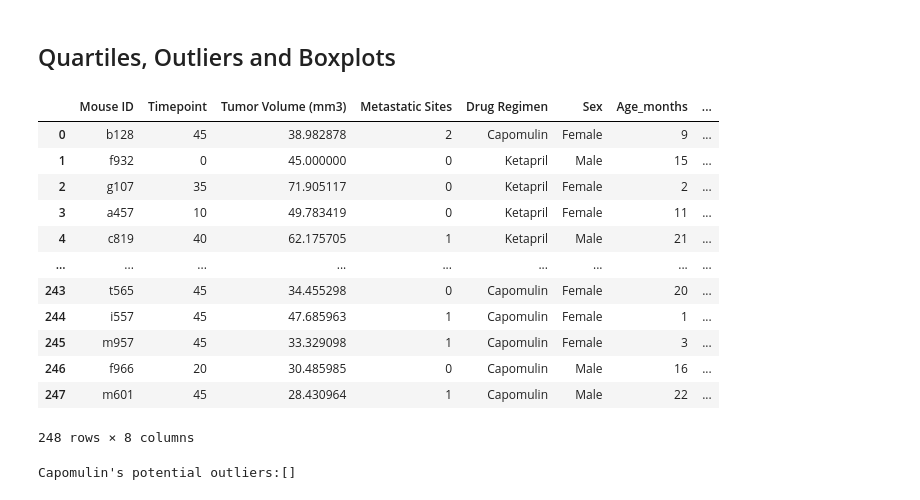
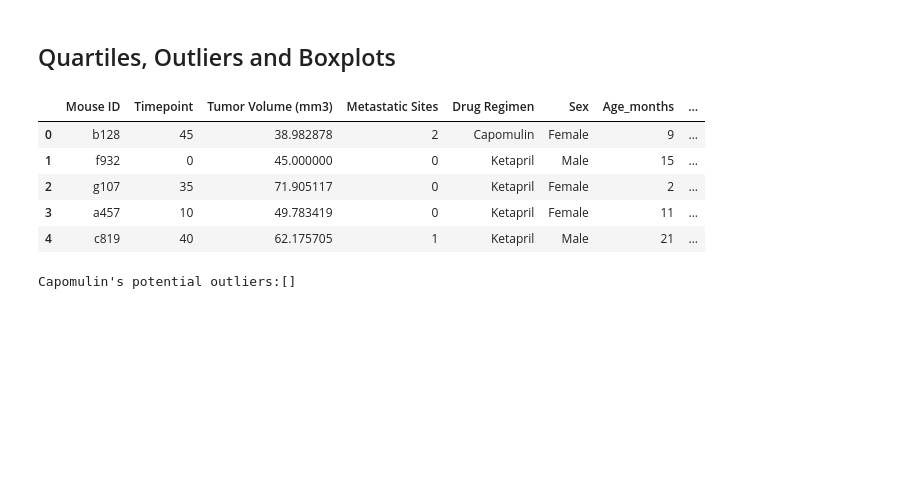
Before and after one commit to Ray-Marshal/visualization_challenge, a Jupyter notebook: pymaceuticals_final.ipynb, the cells around one changed output. Drawn from its saved outputs; the diff is of its cells as text; code cells hidden in the pictures; blank space fills up the shorter version.

```diff
--- a/pymaceuticals_final.ipynb
+++ b/pymaceuticals_final.ipynb
@@ -193,27 +169,20 @@ plt.show()
 # %%
 # Calculate the final tumor volume of each mouse across four of the treatment regimens:
 # Capomulin, Ramicane, Infubinol, and Ceftamin
 
 # Start by getting the last (greatest) timepoint for each mouse
 final_timepoint = mouse_study_df.groupby("Mouse ID")["Timepoint"].max().reset_index()
 
 # Merge this group df with the original DataFrame to get the tumor volume at the last timepoint
 final_tumor_size = pd.merge(mouse_study_df, final_timepoint, on=['Mouse ID', 'Timepoint'], how='inner')
-final_tumor_size
+final_tumor_size.head()
 # %% [output]
 |  | Mouse ID | Timepoint | Tumor Volume (mm3) | Metastatic Sites | Drug Regimen | Sex | Age_months | ... |
 | 0 | b128 | 45 | 38.982878 | 2 | Capomulin | Female | 9 | ... |
 | 1 | f932 | 0 | 45.000000 | 0 | Ketapril | Male | 15 | ... |
 | 2 | g107 | 35 | 71.905117 | 0 | Ketapril | Female | 2 | ... |
 | 3 | a457 | 10 | 49.783419 | 0 | Ketapril | Female | 11 | ... |
 | 4 | c819 | 40 | 62.175705 | 1 | Ketapril | Male | 21 | ... |
-| ... | ... | ... | ... | ... | ... | ... | ... | ... |
-| 243 | t565 | 45 | 34.455298 | 0 | Capomulin | Female | 20 | ... |
-| 244 | i557 | 45 | 47.685963 | 1 | Capomulin | Female | 1 | ... |
-| 245 | m957 | 45 | 33.329098 | 1 | Capomulin | Female | 3 | ... |
-| 246 | f966 | 20 | 30.485985 | 0 | Capomulin | Male | 16 | ... |
-| 247 | m601 | 45 | 28.430964 | 1 | Capomulin | Male | 22 | ... |
-248 rows × 8 columns
 # %%
 # Put treatments into a list for for loop (and later for plot labels)
 treatments = ["Capomulin", "Ramicane", "Infubinol", "Ceftamin"]
```
Also changed, not shown: parts of 8 cells of this notebook.
